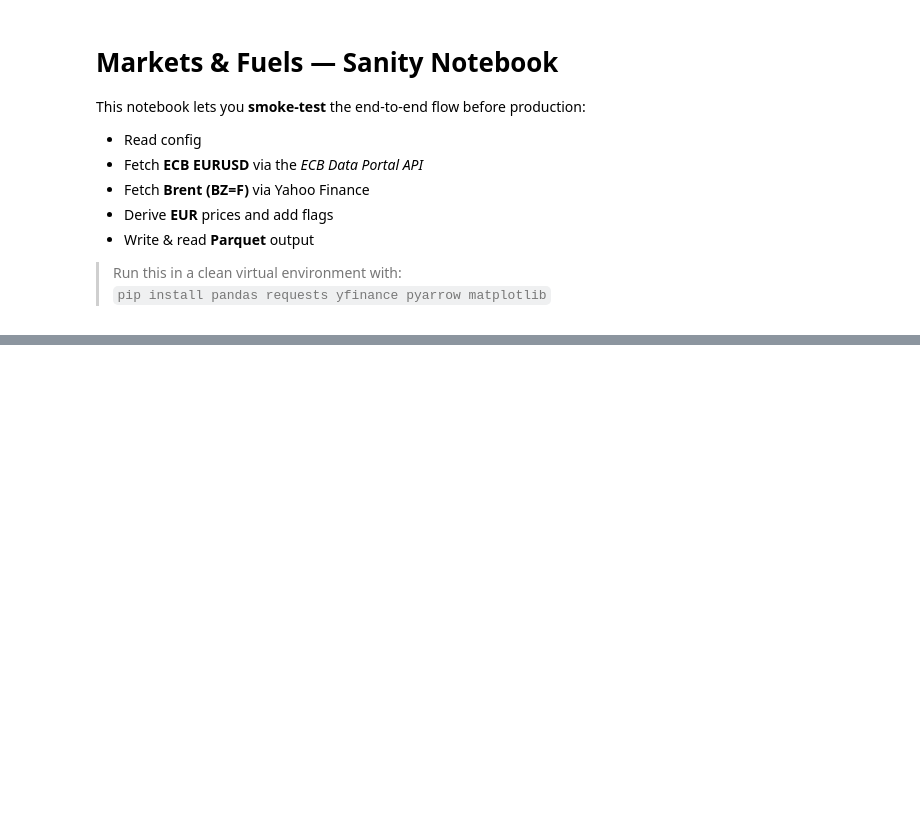
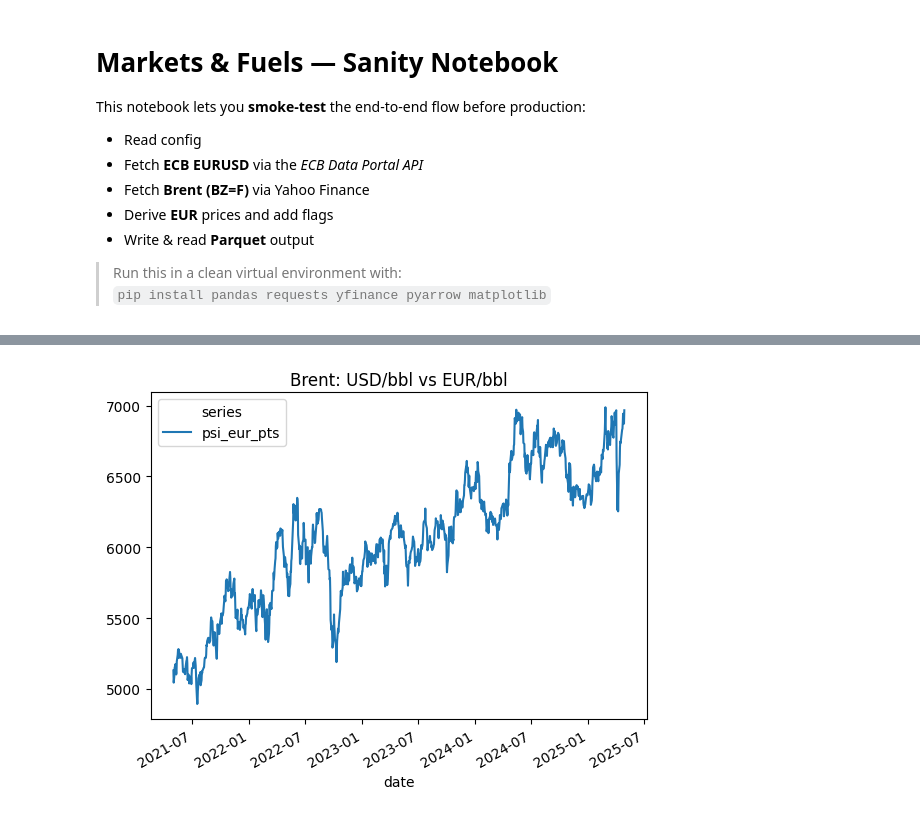
Before and after one commit to franrolotti/markets-fuels-data-collector, a Jupyter notebook: markets_fuels_sanity.ipynb, the cells around one changed output, grey strips where cells are left out. Saved outputs shown, nothing was run; the diff lists cells and outputs as text; code cells hidden in the pictures; blank space fills up the shorter version.

```diff
--- a/markets_fuels_sanity.ipynb
+++ b/markets_fuels_sanity.ipynb
@@ -140,8 +231,18 @@ combined.head(10), len(combined)
 # %%
+br_demo_flags = add_flags(br_demo, estimated=False, ffill=False)
+src_series = br_demo_flags["series"].dropna().unique()
+assert len(src_series) == 1, "Expected exactly one source series."
+out_series = re.sub(r"(?<=_)usd(?=_)", "eur", src_series[0])
 
-if not combined.empty:
-    pivot = combined.pivot(index="date", columns="series", values="value")
-    ax = pivot.plot(title="Brent: USD/bbl vs EUR/bbl")
-    plt.show()
-else:
-    print("No combined data to plot.")
+br_eur = convert_usd_to_eur(
+    br_demo_flags[["date","series","value","source"]],
+    fx_demo,
+    out_series=out_series,
+    ffill_fx=True
+)
+
+combined = pd.concat([br_demo_flags, br_eur], ignore_index=True)
+combined.sort_values("date", inplace=True)
+combined.drop_duplicates(subset=["date", "series"], keep="last", inplace=True)
+combined.reset_index(drop=True, inplace=True)
+combined.head(10), len(combined)
@@ -148,12 +262,12 @@ else:
 # %%
+import matplotlib.pyplot as plt
 
-import pyarrow as pa, pyarrow.parquet as pq
-from pathlib import Path
-
-out_path = Path("fuels_daily.parquet")
-combined.to_parquet(out_path, index=False)
-print("Wrote:", out_path.resolve())
-
-df_check = pd.read_parquet(out_path)
-df_check.head(10), df_check.dtypes
+if not combined.empty:
+    pivot = combined.pivot(index="date", columns="series", values="value")
+    ax = pivot.plot(title="Brent: USD/bbl vs EUR/bbl")
+    plt.show()
+else:
+    print("No combined data to plot.")
+# %% [output]
+[figure, added]
 # %%
```
Also changed, not shown: parts of 8 cells of this notebook, 1 other file.
